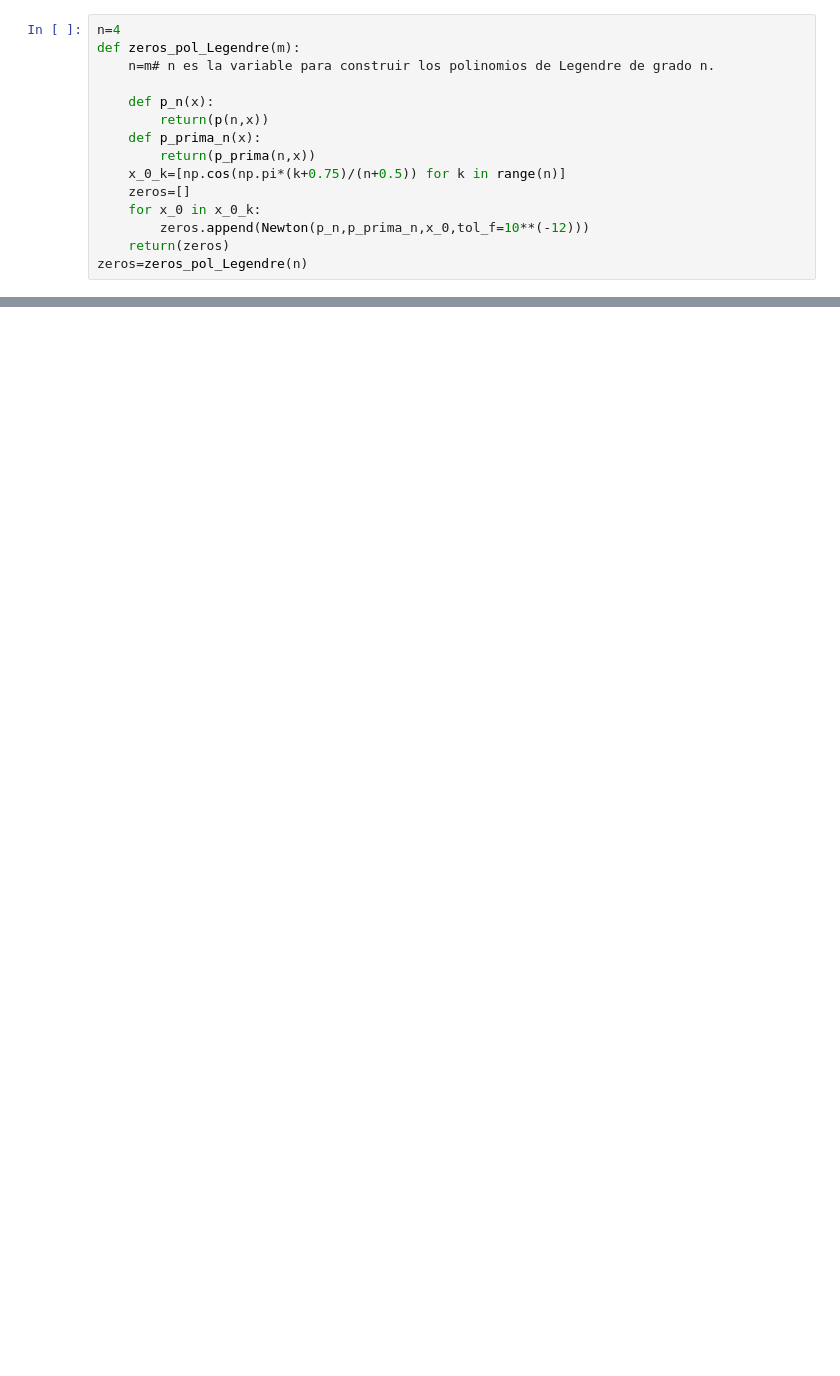
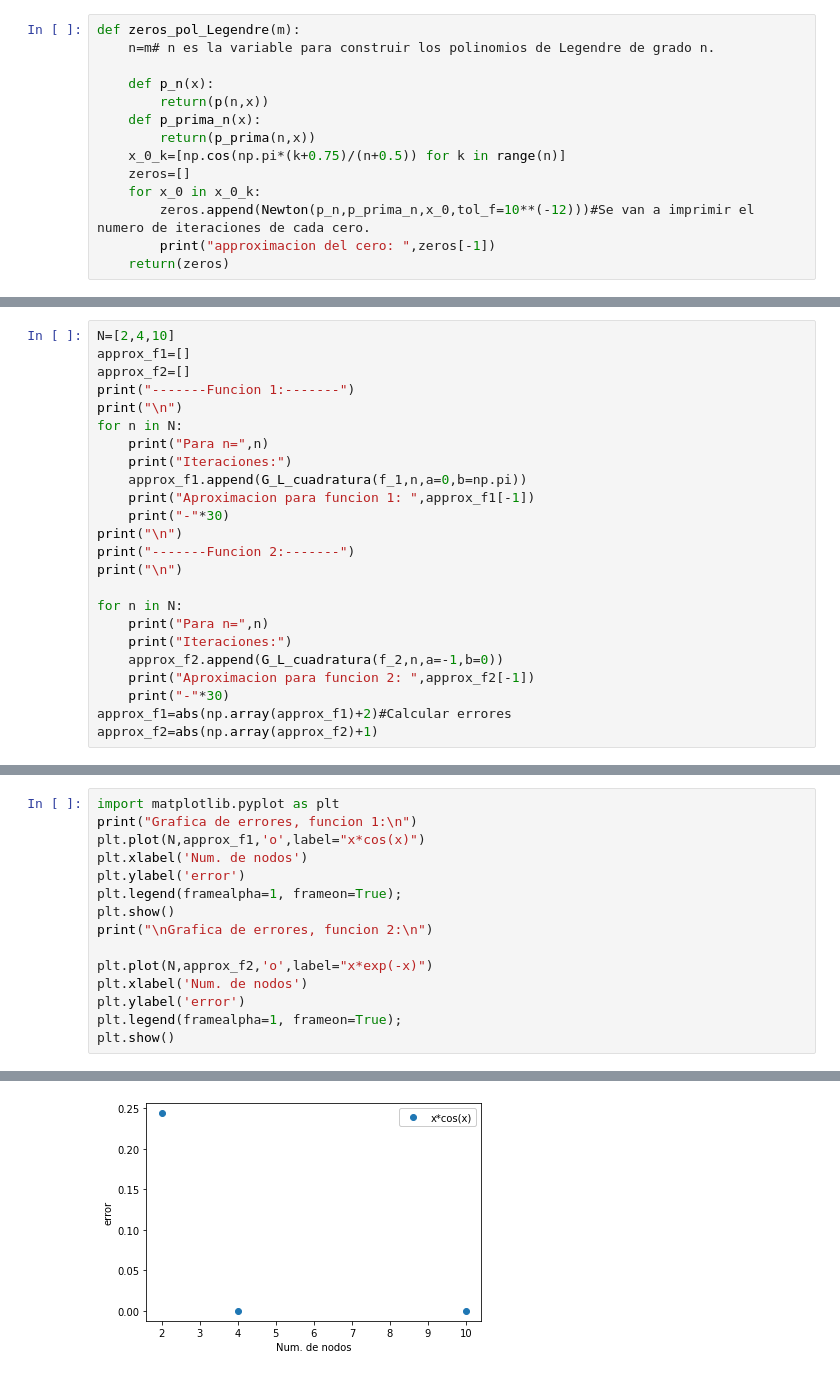
Before and after one commit to JairEsc/Mat_Apl, a Jupyter notebook: MN_T13.ipynb, the cells around one changed output, grey strips where cells are left out. Drawn from its saved outputs; the diff is of its cells as text; blank space fills up the shorter version.

```diff
--- a/MN_T13.ipynb
+++ b/MN_T13.ipynb
@@ -70,6 +79,5 @@ def Newton(f, fprime, x_0,tol_x=0,tol_f=10**(-6),iter_max=10000):
   return x_1
 # %%
-n=4
 def zeros_pol_Legendre(m):
     n=m# n es la variable para construir los polinomios de Legendre de grado n.
 
@@ -80,7 +88,7 @@ def zeros_pol_Legendre(m):
     x_0_k=[np.cos(np.pi*(k+0.75)/(n+0.5)) for k in range(n)]
     zeros=[]
     for x_0 in x_0_k:
-        zeros.append(Newton(p_n,p_prima_n,x_0,tol_f=10**(-12)))
+        zeros.append(Newton(p_n,p_prima_n,x_0,tol_f=10**(-12)))#Se van a imprimir el numero de iteraciones de cada cero.
+        print("approximacion del cero: ",zeros[-1])
     return(zeros)
-zeros=zeros_pol_Legendre(n)
 # %%
@@ -106,0 +110,24 @@ G_L_cuadratura(f_2,3,a=0,b=np.pi)
+# %%
+N=[2,4,10]
+approx_f1=[]
+approx_f2=[]
+print("-------Funcion 1:-------")
+print("\n")
+for n in N:
+    print("Para n=",n)
+    print("Iteraciones:")
+    approx_f1.append(G_L_cuadratura(f_1,n,a=0,b=np.pi))
+    print("Aproximacion para funcion 1: ",approx_f1[-1])
+    print("-"*30)
+print("\n")
+print("-------Funcion 2:-------")
+print("\n")
+
+for n in N:
+    print("Para n=",n)
+    print("Iteraciones:")
+    approx_f2.append(G_L_cuadratura(f_2,n,a=-1,b=0))
+    print("Aproximacion para funcion 2: ",approx_f2[-1])
+    print("-"*30)
+approx_f1=abs(np.array(approx_f1)+2)#Calcular errores
+approx_f2=abs(np.array(approx_f2)+1)
@@ -106,0 +152,16 @@ G_L_cuadratura(f_2,3,a=0,b=np.pi)
+# %%
+import matplotlib.pyplot as plt
+print("Grafica de errores, funcion 1:\n")
+plt.plot(N,approx_f1,'o',label="x*cos(x)")
+plt.xlabel('Num. de nodos')
+plt.ylabel('error')
+plt.legend(framealpha=1, frameon=True);
+plt.show()
+print("\nGrafica de errores, funcion 2:\n")
+
+plt.plot(N,approx_f2,'o',label="x*exp(-x)")
+plt.xlabel('Num. de nodos')
+plt.ylabel('error')
+plt.legend(framealpha=1, frameon=True);
+plt.show()
+# %% [output]
@@ -106,0 +169 @@ G_L_cuadratura(f_2,3,a=0,b=np.pi)
+[figure, added]
```
Also changed, not shown: parts of 12 cells of this notebook.
